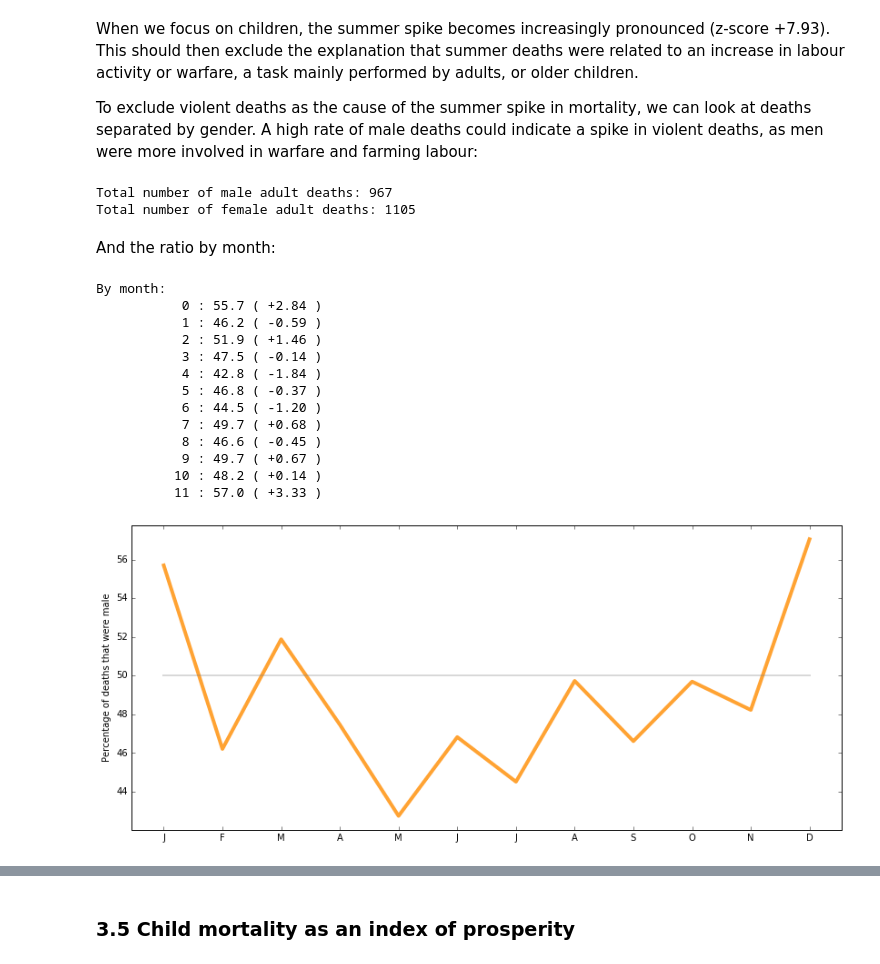
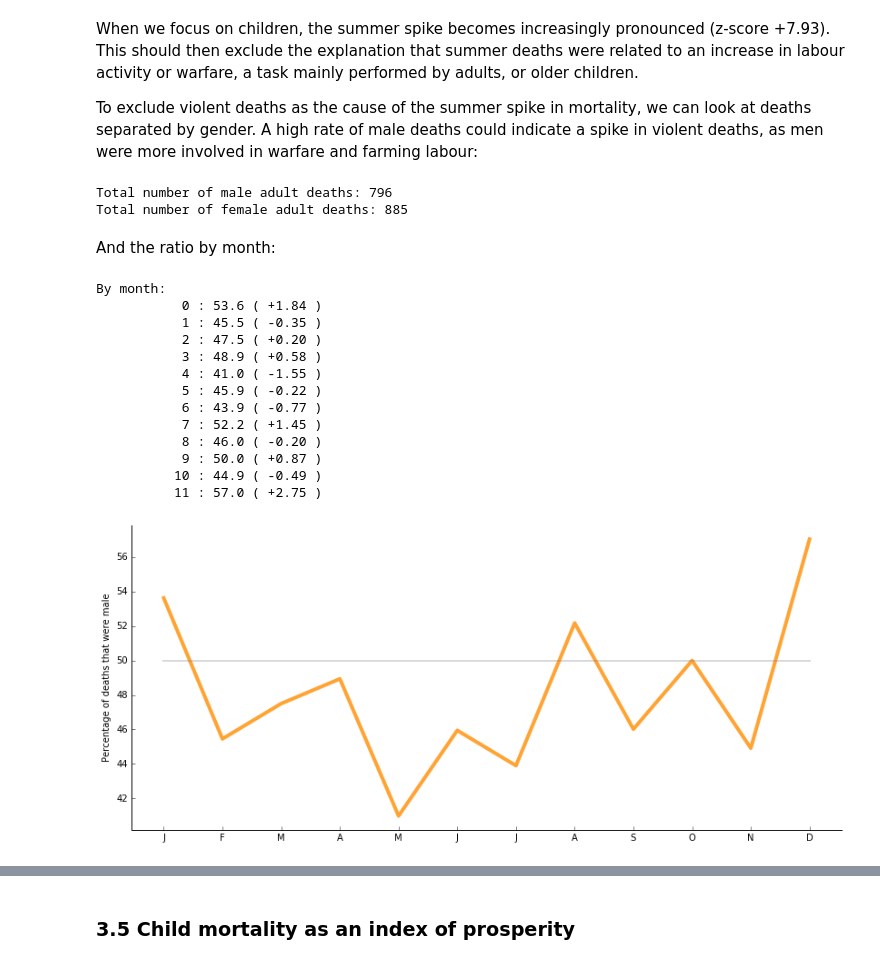
Before and after one commit to adriapr/demography-analysis, a Jupyter notebook: Demographic_analysis_1.ipynb, the cells around one changed output, grey strips where cells are left out. Drawn from its saved outputs; the diff is of its cells as text; code cells hidden in the pictures.

```diff
--- a/Demographic_analysis_1.ipynb
+++ b/Demographic_analysis_1.ipynb
@@ -495,7 +495,7 @@ adults = []
 children = []
 
 for i, v in enumerate(NPDEATHDATA[:,9]):
-    if v in ['', 'A']:
+    if v == '':
         adults.append(NPDEATHDATA[i,8])
     if v in ['P', 'ALB', 'A', 'N', 'NIÑA', 'ŃIÑO']:
         children.append(NPDEATHDATA[i,8])
@@ -557,7 +557,7 @@ male = []
 female = []
 
 for i, v in enumerate(NPDEATHDATA[:,9]):
-    if v in ['', 'A']:
+    if v == '':
         if NPDEATHDATA[i,22] == 'HOMBRE':
             male.append(NPDEATHDATA[i,8])
         else:
@@ -566,8 +566,8 @@ for i, v in enumerate(NPDEATHDATA[:,9]):
 print ("Total number of male adult deaths: %d" % len(male))
 print ("Total number of female adult deaths: %d" % len(female))
 # %% [output]
-Total number of male adult deaths: 967
-Total number of female adult deaths: 1105
+Total number of male adult deaths: 796
+Total number of female adult deaths: 885
 # %% [markdown]
 And the ratio by month:
 # %%
@@ -596,25 +596,26 @@ for i, v in enumerate(MFratio):
     print ( "%12s : %4.1f ( %+.2f )" % (i, v, MFscore[i]) )
 # %% [output]
 By month:
-           0 : 55.7 ( +2.84 )
-           1 : 46.2 ( -0.59 )
-           2 : 51.9 ( +1.46 )
-           3 : 47.5 ( -0.14 )
-           4 : 42.8 ( -1.84 )
-           5 : 46.8 ( -0.37 )
-           6 : 44.5 ( -1.20 )
-           7 : 49.7 ( +0.68 )
-           8 : 46.6 ( -0.45 )
-           9 : 49.7 ( +0.67 )
-          10 : 48.2 ( +0.14 )
-          11 : 57.0 ( +3.33 )
+           0 : 53.6 ( +1.84 )
+           1 : 45.5 ( -0.35 )
+           2 : 47.5 ( +0.20 )
+           3 : 48.9 ( +0.58 )
+           4 : 41.0 ( -1.55 )
+           5 : 45.9 ( -0.22 )
+           6 : 43.9 ( -0.77 )
+           7 : 52.2 ( +1.45 )
+           8 : 46.0 ( -0.20 )
+           9 : 50.0 ( +0.87 )
+          10 : 44.9 ( -0.49 )
+          11 : 57.0 ( +2.75 )
 # %%
 fig = plt.figure()
 plt.plot(range(12), MFratio, alpha=0.8, linewidth=4, color='darkorange')
 plt.plot([-0, 11], [50, 50], linewidth=2, alpha=0.3, color='gray')
 plt.ylabel( 'Percentage of deaths that were male' )
 plt.xticks( range(12), ['J', 'F', 'M', 'A', 'M', 'J', 'J', 'A', 'S', 'O', 'N', 'D'] )
 plt.margins(0.05)
+remove2axis(plt.gca())
 # %% [output]
-[figure, old version]
+[figure, new version]
 # %% [markdown]
```
Also changed, not shown: parts of 19 cells of this notebook, 1 other file.
